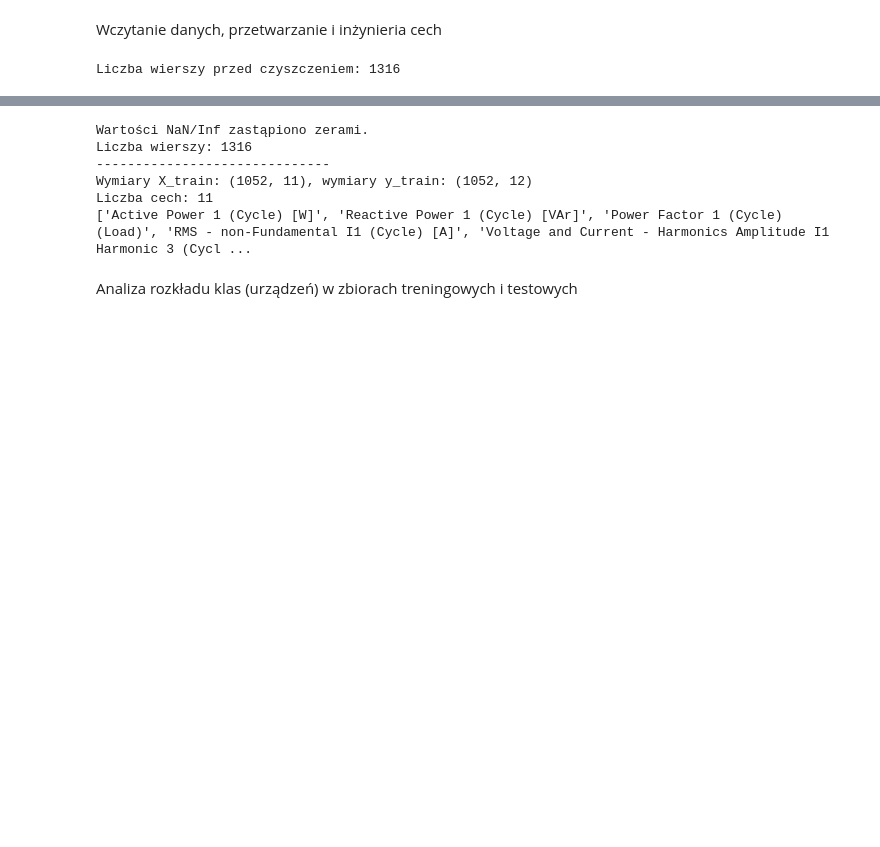
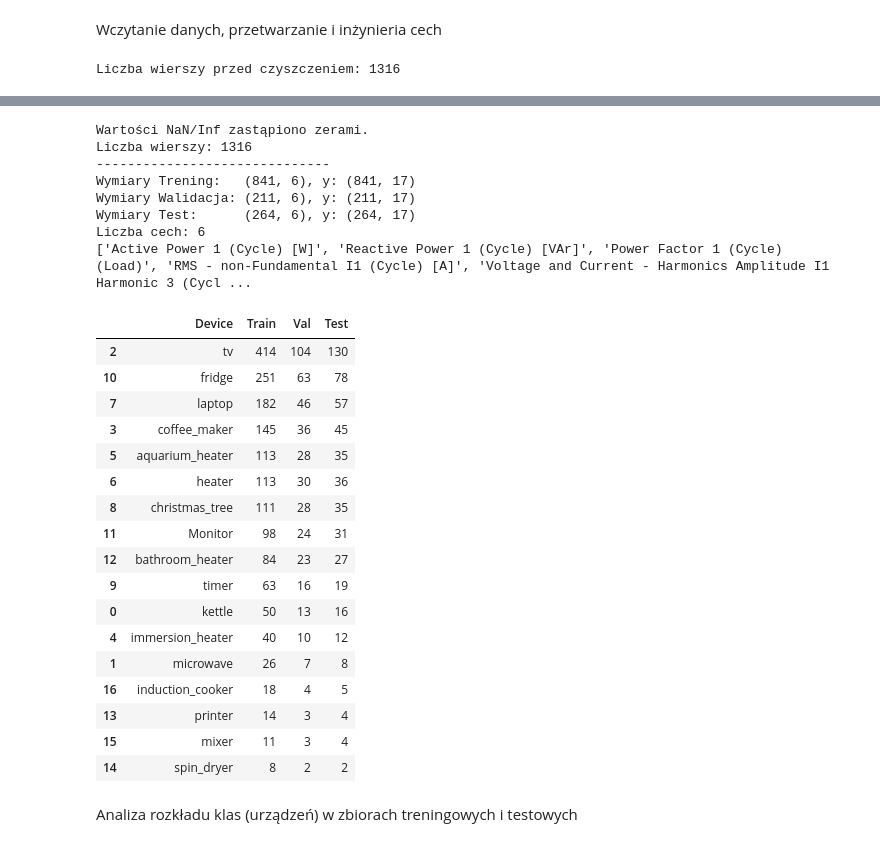
Before and after one commit to bolson1313/nilm_classification, a Jupyter notebook: nilm_classification.ipynb, the cells around one changed output, grey strips where cells are left out. Cells and saved outputs as stored; diff of their text form; code cells hidden in the pictures; blank space fills up the shorter version.

```diff
--- a/nilm_classification.ipynb
+++ b/nilm_classification.ipynb
@@ -163,24 +174,61 @@ for col in DEVICE_COLUMNS:
 X = df[SELECTED_FEATURES].values
 y = df[DEVICE_COLUMNS].values
 
-# Podział na zbiory treningowe/testowe i standaryzacja
-X_train, y_train, X_test, y_test = iterative_train_test_split(X, y, test_size = 0.2)
+# Wydzielenie zbioru testowego
+X_temp, y_temp, X_test, y_test = iterative_train_test_split(X, y, test_size=0.20)
 
+# Wydzielenie zbioru walidacyjnego
+X_train, y_train, X_val, y_val = iterative_train_test_split(X_temp, y_temp, test_size=0.20)
+
+# Standaryzacja
 scaler = StandardScaler()
 X_train_scaled = scaler.fit_transform(X_train)
+X_val_scaled = scaler.transform(X_val)
 X_test_scaled = scaler.transform(X_test)
 
 print("-" * 30)
-print(f"Wymiary X_train: {X_train_scaled.shape}, wymiary y_train: {y_train.shape}")
+print(f"Wymiary Trening:   {X_train_scaled.shape}, y: {y_train.shape}")
+print(f"Wymiary Walidacja: {X_val_scaled.shape}, y: {y_val.shape}")
+print(f"Wymiary Test:      {X_test_scaled.shape}, y: {y_test.shape}")
 print(f"Liczba cech: {len(SELECTED_FEATURES)}")
 print(SELECTED_FEATURES)
 # %% [output]
 Wartości NaN/Inf zastąpiono zerami.
 Liczba wierszy: 1316
 ------------------------------
-Wymiary X_train: (1052, 11), wymiary y_train: (1052, 12)
-Liczba cech: 11
+Wymiary Trening:   (841, 6), y: (841, 17)
+Wymiary Walidacja: (211, 6), y: (211, 17)
+Wymiary Test:      (264, 6), y: (264, 17)
+Liczba cech: 6
 ['Active Power 1 (Cycle) [W]', 'Reactive Power 1 (Cycle) [VAr]', 'Power Factor 1 (Cycle) (Load)', 'RMS - non-Fundamental I1 (Cycle) [A]', 'Voltage and Current - Harmonics Amplitude I1 Harmonic 3 (Cycl ...
+# %%
+# Sprawdzenie czy każde urządzenie ma reprezentację w każdym zbiorze
+check_df = pd.DataFrame({
+    'Device': DEVICE_COLUMNS,
+    'Train': y_train.sum(axis=0),
+    'Val': y_val.sum(axis=0),
+    'Test': y_test.sum(axis=0)
+})
+display(check_df.sort_values(by='Train', ascending=False))
+# %% [output]
+|  | Device | Train | Val | Test |
+| 2 | tv | 414 | 104 | 130 |
+| 10 | fridge | 251 | 63 | 78 |
+| 7 | laptop | 182 | 46 | 57 |
+| 3 | coffee_maker | 145 | 36 | 45 |
+| 5 | aquarium_heater | 113 | 28 | 35 |
+| 6 | heater | 113 | 30 | 36 |
+| 8 | christmas_tree | 111 | 28 | 35 |
+| 11 | Monitor | 98 | 24 | 31 |
+| 12 | bathroom_heater | 84 | 23 | 27 |
+| 9 | timer | 63 | 16 | 19 |
+| 0 | kettle | 50 | 13 | 16 |
+| 4 | immersion_heater | 40 | 10 | 12 |
+| 1 | microwave | 26 | 7 | 8 |
+| 16 | induction_cooker | 18 | 4 | 5 |
+| 13 | printer | 14 | 3 | 4 |
+| 15 | mixer | 11 | 3 | 4 |
+| 14 | spin_dryer | 8 | 2 | 2 |
 # %% [markdown]
 Analiza rozkładu klas (urządzeń) w zbiorach treningowych i testowych
 # %%
```
Also changed, not shown: parts of 9 cells of this notebook.
